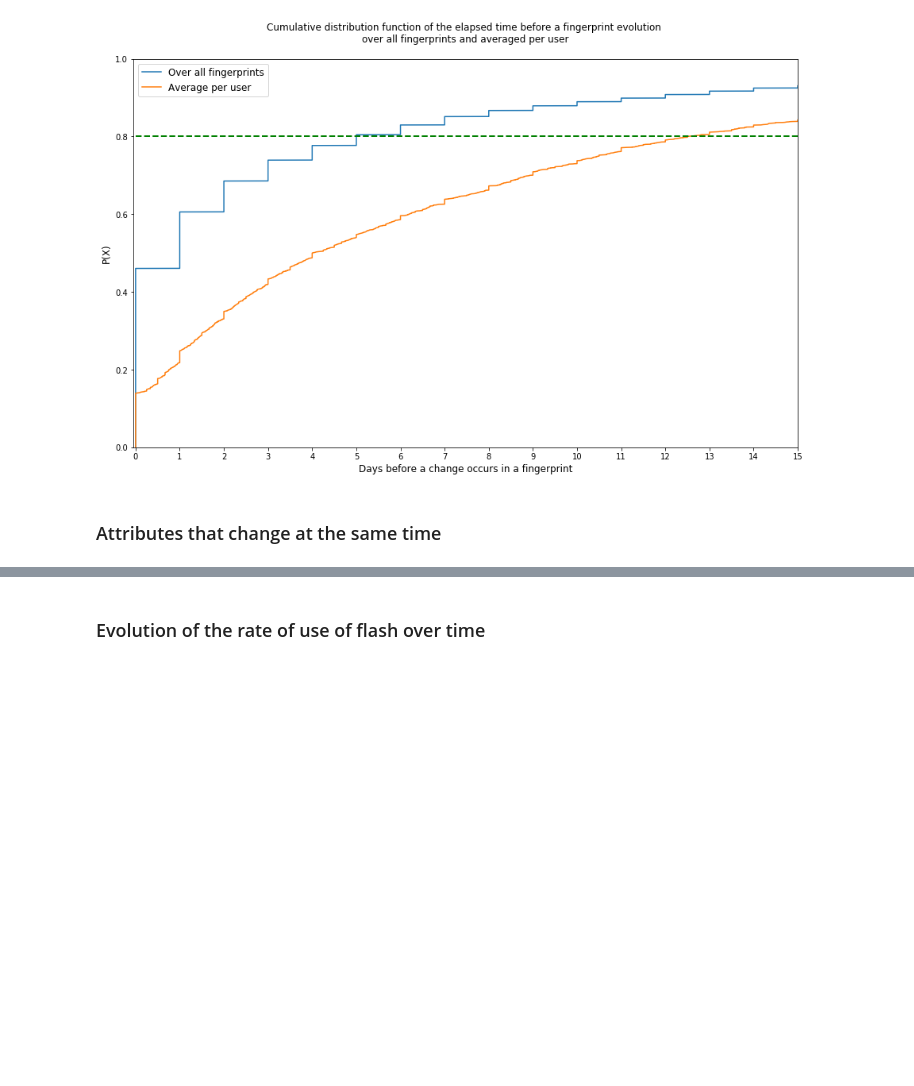
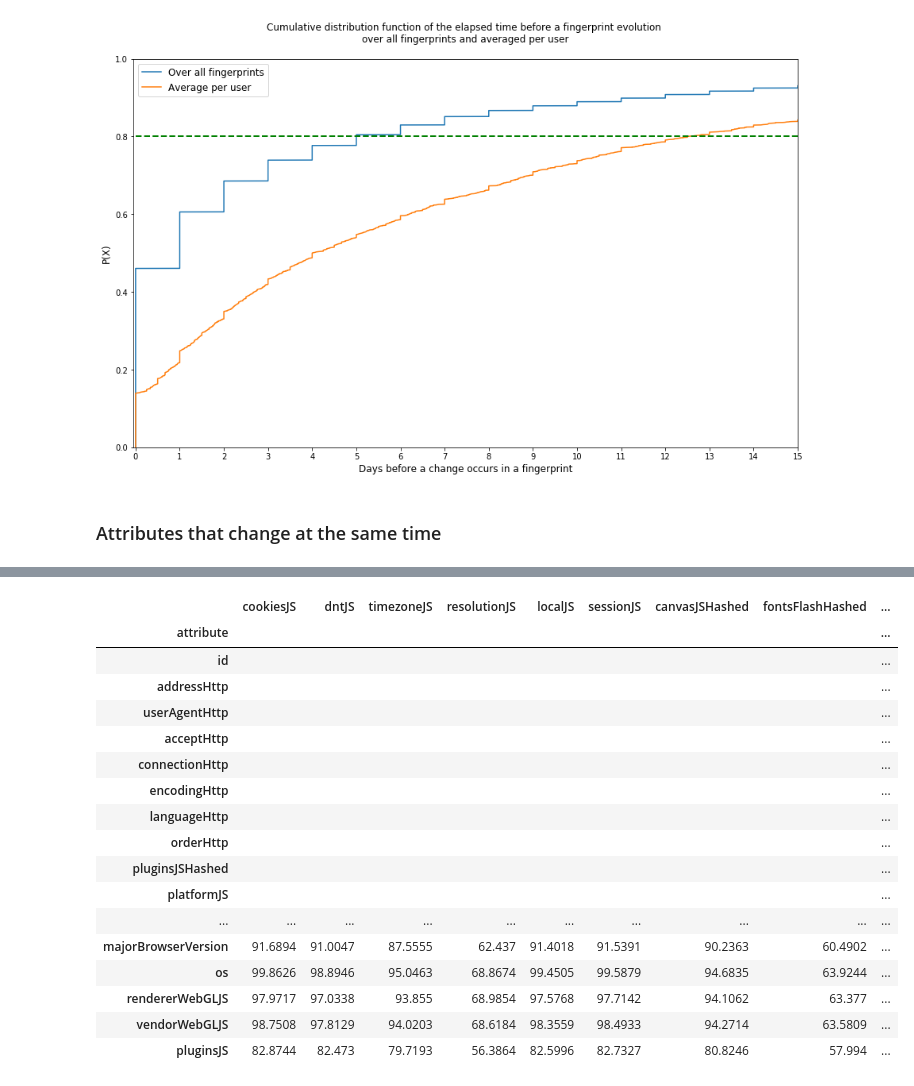
Before and after one commit to mGosset/BrowserFingerprint, a Jupyter notebook: notebooks/exploratory/analyse_empreintes.ipynb, the cells around one changed output, grey strips where cells are left out. Saved outputs shown, nothing was run; the diff lists cells and outputs as text; code cells hidden in the pictures; blank space fills up the shorter version.

```diff
--- a/notebooks/exploratory/analyse_empreintes.ipynb
+++ b/notebooks/exploratory/analyse_empreintes.ipynb
@@ -639,11 +639,13 @@ The following analysis is done from 2015-07-27 11:00:00 to 2017-03-13 01:00:00
 evolution=[]
 for user_id in df_user_more_2_fingerprints['index']:
     date=df_consistent[df_consistent['id']==user_id]['creationDate']
+    df_date = pd.DataFrame(date)
+    df_date = df_date['creationDate'].apply(lambda x: x.strftime('%B-%Y'))
     year_month=[]
-    for key, line in date.iteritems():
+    for key, line in df_date.iteritems():
         year_month.append({
             "cle": key,
-            "Date":line[:7]
+            "Date":line
         })
 
     df_year_month = pd.DataFrame(year_month)
@@ -901,15 +903,12 @@ for user_id in df_user_more_2_fingerprints['index']:
 
 df_change_or_not = pd.DataFrame(change_or_not)
 # %%
-#code d'essai pour faire 1 seul tableau
-
-
-
 # The deletion of attributes is done in sup_attributes, not in attributes_to_analyze
 sup_attributes = [attribute for attribute in df.columns.tolist() if attribute not in ATTRIBUTES_TO_EXCLUDE]
-#df = pd.DataFrame()
-df1=pd.DataFrame()
-#corr=[]
+
+# creation an empty dataframe
+df_corr=pd.DataFrame()
+
 for attribute_to_compare in attributes_to_analyze:
     corr=[]
     remaining_attributes = sup_attributes
@@ -921,6 +920,7 @@ for attribute_to_compare in attributes_to_analyze:
         first_value_attribute = df_change_or_not.iloc[0][attribute]
         first_value_attribute_to_compare = df_change_or_not.iloc[0][attribute_to_compare]
 
+        # calculation of the correlation between the variable to compare and each remaining variable
         for index,row in df_change_or_not.iterrows():
             if row[attribute] == row[attribute_to_compare]:
                 similarity = similarity+1
@@ -930,18 +930,22 @@ for attribute_to_compare in attributes_to_analyze:
                 first_value_attribute = row[attribute]
                 first_value_attribute_to_compare = row[attribute_to_compare]
 
+        # put the correlation in percentage
         corr.append(similarity/len(df_change_or_not)*100)
 
     # Deleting of attribute that we have just compared in the remaining list
     remaining_attributes = remaining_attributes.remove(attribute_to_compare)
 
-    while len(corr) != 29:
+    # adding white in columns to merge all columns together
+    while len(corr) != len(attributes_to_analyze):
         a=" "
         corr = [a]+corr
 
-    df1[attribute_to_compare] = corr
+    # adding the created column in dataframe
+    df_corr[attribute_to_compare] = corr
 
-df1["attribute"]=attributes_to_analyze
-df1= df1.set_index("attribute")
-df1
+ # adding a column to index the attributes
+df_corr["attribute"]=attributes_to_analyze
+df_corr= df_corr.set_index("attribute")
+df_corr
 # %% [output]
@@ -949,2 +971,22 @@ KeyboardInterrupt:
-# %% [markdown]
-### Evolution of the rate of use of flash over time
+# %%
+# part of the missing table
+df_corr[df.columns[13 :22]]
+# %% [output]
+|  | cookiesJS | dntJS | timezoneJS | resolutionJS | localJS | sessionJS | canvasJSHashed | fontsFlashHashed | ... |
+| attribute |  |  |  |  |  |  |  |  | ... |
+| id |  |  |  |  |  |  |  |  | ... |
+| addressHttp |  |  |  |  |  |  |  |  | ... |
+| userAgentHttp |  |  |  |  |  |  |  |  | ... |
+| acceptHttp |  |  |  |  |  |  |  |  | ... |
+| connectionHttp |  |  |  |  |  |  |  |  | ... |
+| encodingHttp |  |  |  |  |  |  |  |  | ... |
+| languageHttp |  |  |  |  |  |  |  |  | ... |
+| orderHttp |  |  |  |  |  |  |  |  | ... |
+| pluginsJSHashed |  |  |  |  |  |  |  |  | ... |
+| platformJS |  |  |  |  |  |  |  |  | ... |
+| ... | ... | ... | ... | ... | ... | ... | ... | ... | ... |
+| majorBrowserVersion | 91.6894 | 91.0047 | 87.5555 | 62.437 | 91.4018 | 91.5391 | 90.2363 | 60.4902 | ... |
+| os | 99.8626 | 98.8946 | 95.0463 | 68.8674 | 99.4505 | 99.5879 | 94.6835 | 63.9244 | ... |
+| rendererWebGLJS | 97.9717 | 97.0338 | 93.855 | 68.9854 | 97.5768 | 97.7142 | 94.1062 | 63.377 | ... |
+| vendorWebGLJS | 98.7508 | 97.8129 | 94.0203 | 68.6184 | 98.3559 | 98.4933 | 94.2714 | 63.5809 | ... |
+| pluginsJS | 82.8744 | 82.473 | 79.7193 | 56.3864 | 82.5996 | 82.7327 | 80.8246 | 57.994 | ... |
```
Also changed, not shown: parts of 4 cells of this notebook.
